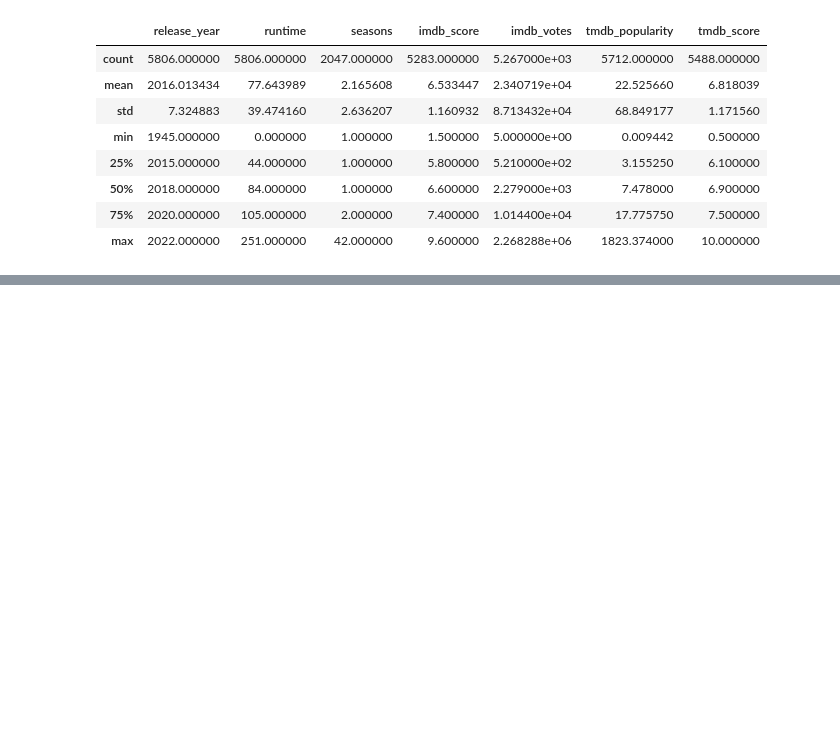
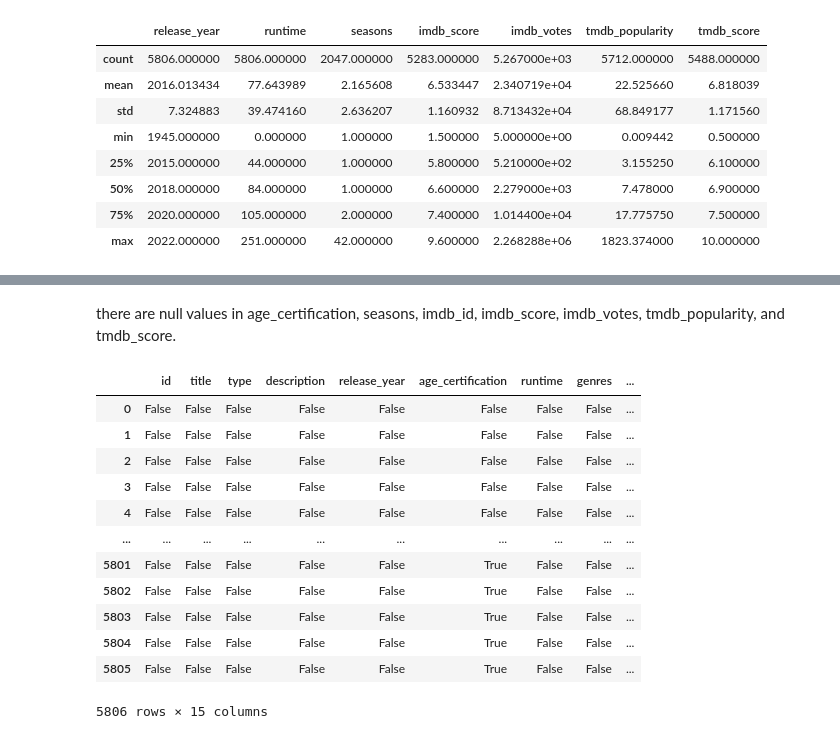
Before and after one commit to akrepel/DS1-GroupProject, a Jupyter notebook: DS1P.ipynb, the cells around one changed output, grey strips where cells are left out. Saved outputs shown, nothing was run; the diff lists cells and outputs as text; code cells hidden in the pictures; blank space fills up the shorter version.

Commit message:
starting project looking at nulls

```diff
--- a/DS1P.ipynb
+++ b/DS1P.ipynb
@@ -58,0 +66,19 @@ sns.pairplot(data)
+# %% [markdown]
+there are null values in age_certification, seasons, imdb_id, imdb_score, imdb_votes, tmdb_popularity, and tmdb_score.
+# %%
+# angelita
+data.isnull()
+# %% [output]
+|  | id | title | type | description | release_year | age_certification | runtime | genres | ... |
+| 0 | False | False | False | False | False | False | False | False | ... |
+| 1 | False | False | False | False | False | False | False | False | ... |
+| 2 | False | False | False | False | False | False | False | False | ... |
+| 3 | False | False | False | False | False | False | False | False | ... |
+| 4 | False | False | False | False | False | False | False | False | ... |
+| ... | ... | ... | ... | ... | ... | ... | ... | ... | ... |
+| 5801 | False | False | False | False | False | True | False | False | ... |
+| 5802 | False | False | False | False | False | True | False | False | ... |
+| 5803 | False | False | False | False | False | True | False | False | ... |
+| 5804 | False | False | False | False | False | True | False | False | ... |
+| 5805 | False | False | False | False | False | True | False | False | ... |
+5806 rows × 15 columns
```
Also changed, not shown: parts of 4 cells of this notebook, 3 other files.
